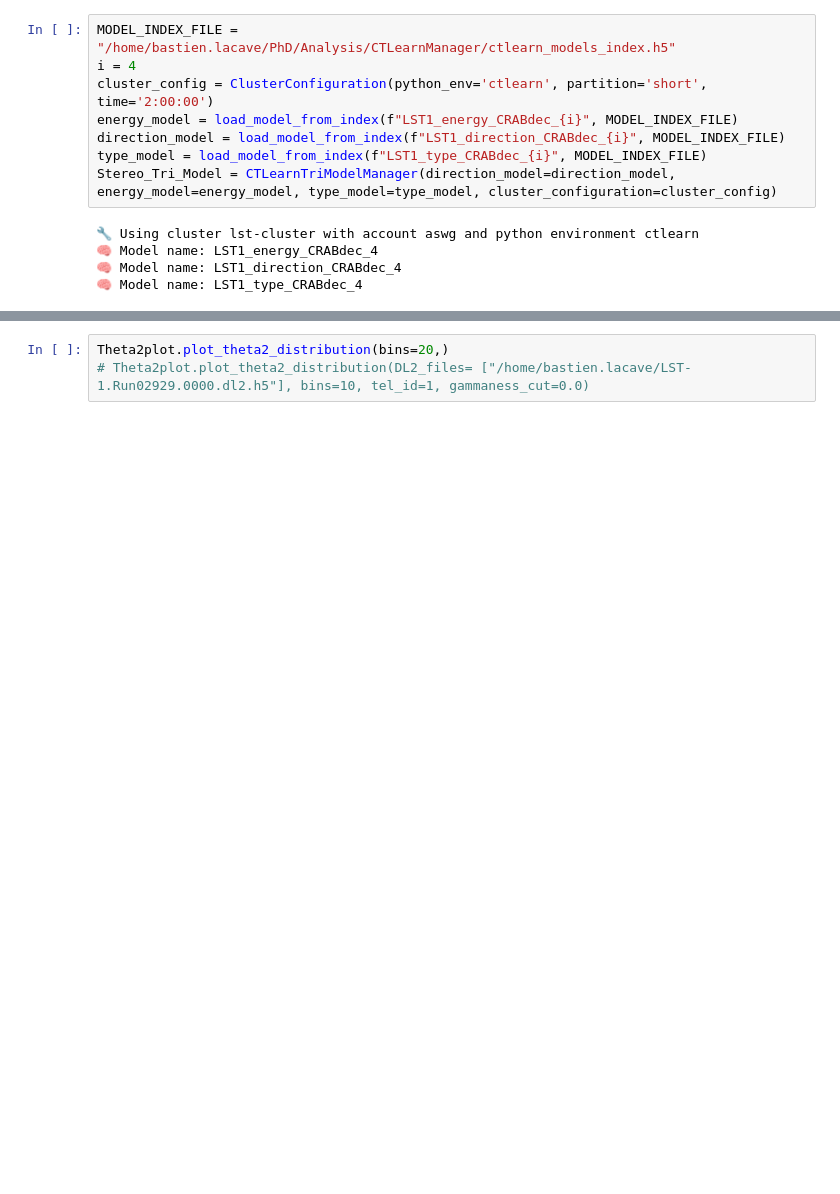
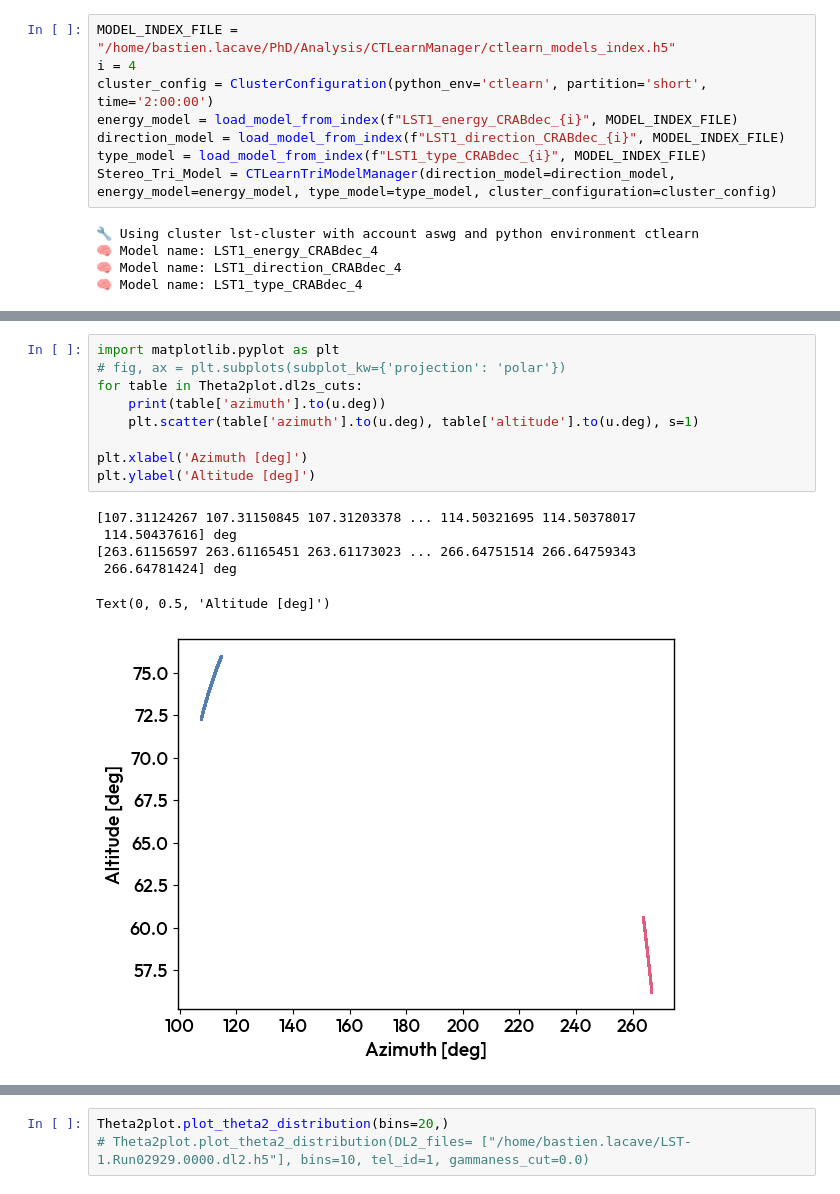
Before and after one commit to BastienLacave/CTLearn-Manager, a Jupyter notebook: notebooks/7_Theta2_Plot.ipynb, the cells around one changed output, grey strips where cells are left out. Cells and saved outputs as stored; diff of their text form; blank space fills up the shorter version.

```diff
--- a/notebooks/7_Theta2_Plot.ipynb
+++ b/notebooks/7_Theta2_Plot.ipynb
@@ -39,3 +42,19 @@ Loading pointings from /home/bastien.lacave/PhD/data/CTLearn/Tjark/dl2_LST-1.Run
+# %%
+import matplotlib.pyplot as plt
+# fig, ax = plt.subplots(subplot_kw={'projection': 'polar'})
+for table in Theta2plot.dl2s_cuts:
+    print(table['azimuth'].to(u.deg))
+    plt.scatter(table['azimuth'].to(u.deg), table['altitude'].to(u.deg), s=1)
+
+plt.xlabel('Azimuth [deg]')
+plt.ylabel('Altitude [deg]')
+# %% [output]
+[107.31124267 107.31150845 107.31203378 ... 114.50321695 114.50378017
+ 114.50437616] deg
+[263.61156597 263.61165451 263.61173023 ... 266.64751514 266.64759343
+ 266.64781424] deg
+Text(0, 0.5, 'Altitude [deg]')
+[figure, added]
 # %%
 Theta2plot.plot_sensitivity()
 # %% [output]
```
Also changed, not shown: parts of 3 cells of this notebook, 1 other file.
